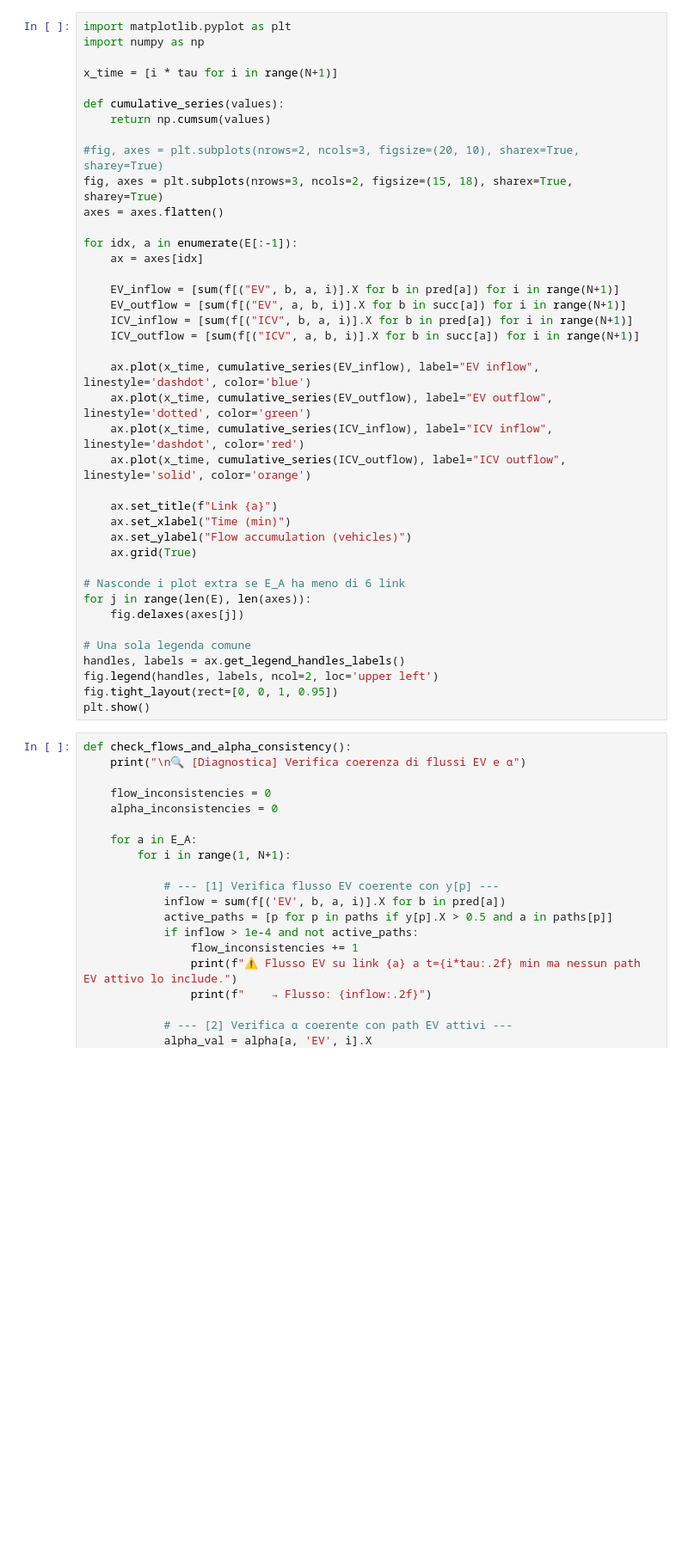
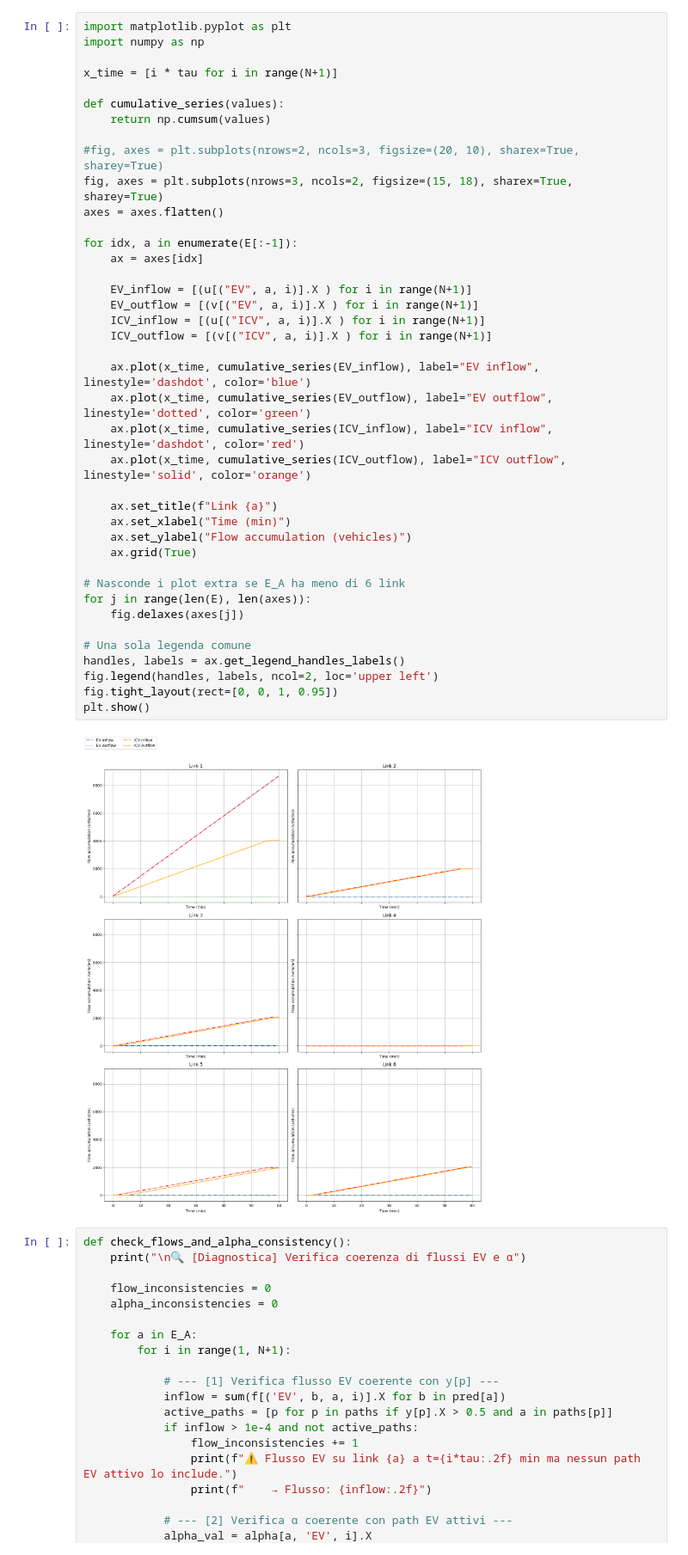
Before and after one commit to saraserafino/WirelessChargingLanes-Optimisation, a Jupyter notebook: WCL giusta.ipynb, the cells around one changed output. Shown at 86% size. Drawn from its saved outputs; the diff is of its cells as text; blank space fills up the shorter version.

```diff
--- a/WCL giusta.ipynb
+++ b/WCL giusta.ipynb
@@ -219,37 +319,39 @@ x_time = [i * tau for i in range(N+1)]
 def cumulative_series(values):
     return np.cumsum(values)
 
 #fig, axes = plt.subplots(nrows=2, ncols=3, figsize=(20, 10), sharex=True, sharey=True)
 fig, axes = plt.subplots(nrows=3, ncols=2, figsize=(15, 18), sharex=True, sharey=True)
 axes = axes.flatten()
 
 for idx, a in enumerate(E[:-1]):
     ax = axes[idx]
 
-    EV_inflow = [sum(f[("EV", b, a, i)].X for b in pred[a]) for i in range(N+1)]
-    EV_outflow = [sum(f[("EV", a, b, i)].X for b in succ[a]) for i in range(N+1)]
-    ICV_inflow = [sum(f[("ICV", b, a, i)].X for b in pred[a]) for i in range(N+1)]
-    ICV_outflow = [sum(f[("ICV", a, b, i)].X for b in succ[a]) for i in range(N+1)]
+    EV_inflow = [(u[("EV", a, i)].X ) for i in range(N+1)]
+    EV_outflow = [(v[("EV", a, i)].X ) for i in range(N+1)]
+    ICV_inflow = [(u[("ICV", a, i)].X ) for i in range(N+1)]
+    ICV_outflow = [(v[("ICV", a, i)].X ) for i in range(N+1)]
 
     ax.plot(x_time, cumulative_series(EV_inflow), label="EV inflow", linestyle='dashdot', color='blue')
     ax.plot(x_time, cumulative_series(EV_outflow), label="EV outflow", linestyle='dotted', color='green')
     ax.plot(x_time, cumulative_series(ICV_inflow), label="ICV inflow", linestyle='dashdot', color='red')
     ax.plot(x_time, cumulative_series(ICV_outflow), label="ICV outflow", linestyle='solid', color='orange')
 
     ax.set_title(f"Link {a}")
     ax.set_xlabel("Time (min)")
     ax.set_ylabel("Flow accumulation (vehicles)")
     ax.grid(True)
 
 # Nasconde i plot extra se E_A ha meno di 6 link
 for j in range(len(E), len(axes)):
     fig.delaxes(axes[j])
 
 # Una sola legenda comune
 handles, labels = ax.get_legend_handles_labels()
 fig.legend(handles, labels, ncol=2, loc='upper left')
 fig.tight_layout(rect=[0, 0, 1, 0.95])
 plt.show()
+# %% [output]
+[figure, added]
 # %%
 def check_flows_and_alpha_consistency():
     print("\n🔍 [Diagnostica] Verifica coerenza di flussi EV e α")
```
Also changed, not shown: parts of 11 cells of this notebook.
